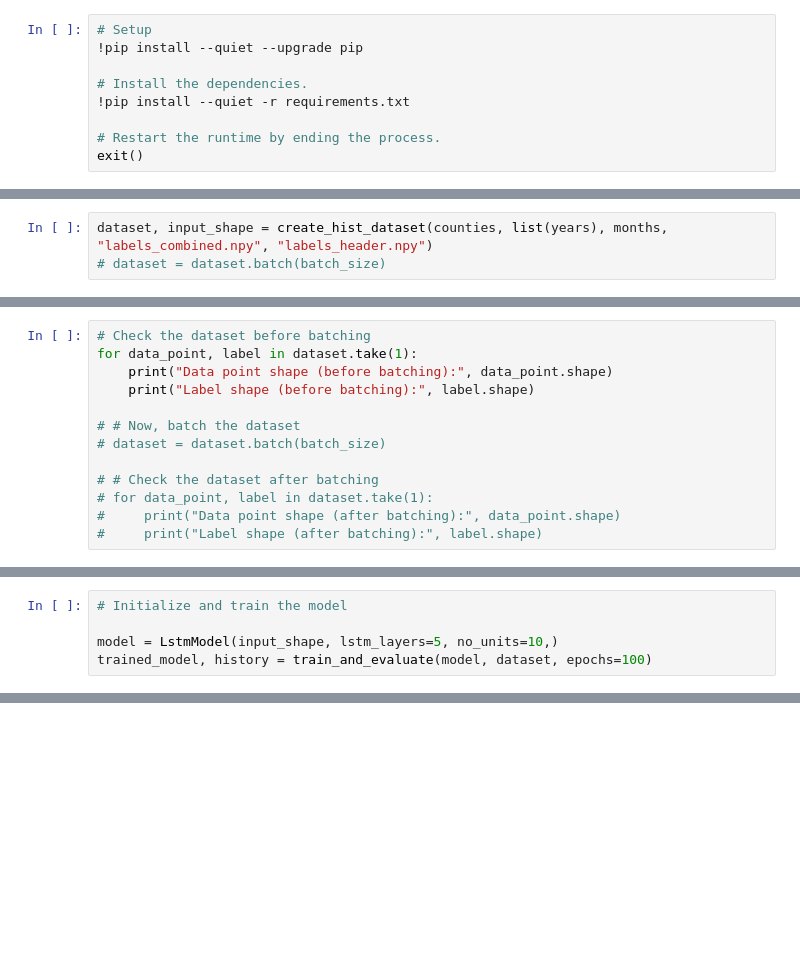
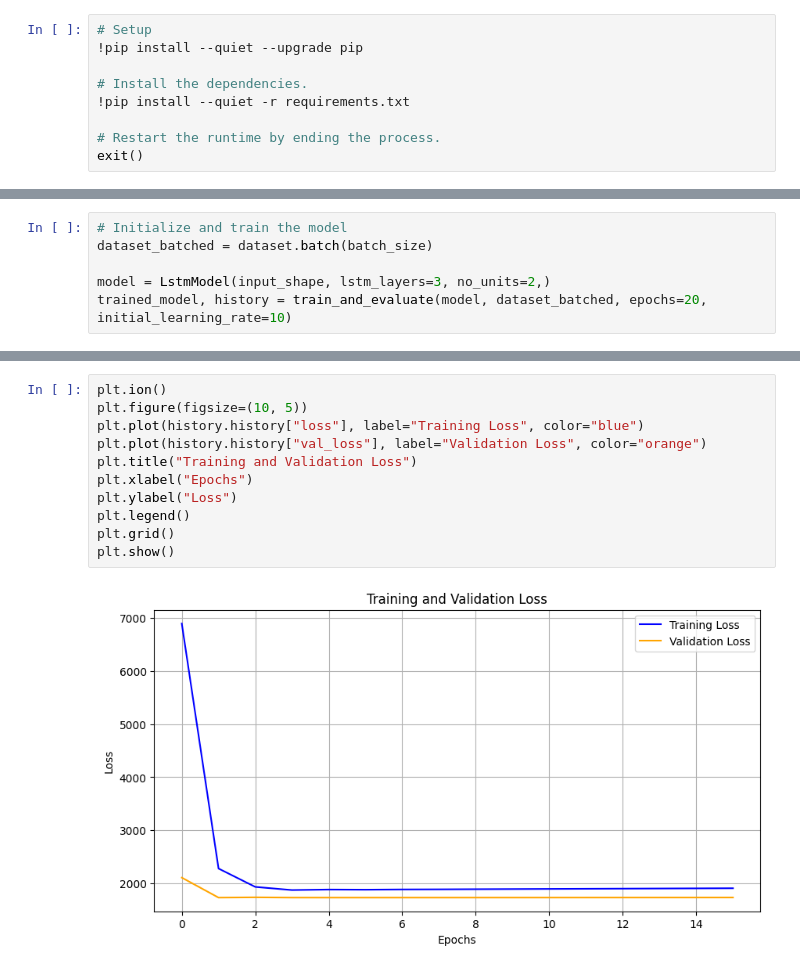
Before and after one commit to tskorkowski/crop_yield_prediction_CAS, a Jupyter notebook: 2_gc-pipeline/training.ipynb, the cells around one changed output, grey strips where cells are left out. Saved outputs shown, nothing was run; the diff lists cells and outputs as text; blank space fills up the shorter version.

```diff
--- a/2_gc-pipeline/training.ipynb
+++ b/2_gc-pipeline/training.ipynb
@@ -58,3 +65,0 @@ label_df.head(10)
-# %%
-dataset, input_shape = create_hist_dataset(counties, list(years), months, "labels_combined.npy", "labels_header.npy")
-# dataset = dataset.batch(batch_size)
@@ -80,13 +65,0 @@ Label shape (after batching): (2,)
-# %%
-# Check the dataset before batching
-for data_point, label in dataset.take(1):
-    print("Data point shape (before batching):", data_point.shape)
-    print("Label shape (before batching):", label.shape)
-
-# # Now, batch the dataset
-# dataset = dataset.batch(batch_size)
-
-# # Check the dataset after batching
-# for data_point, label in dataset.take(1):
-#     print("Data point shape (after batching):", data_point.shape)
-#     print("Label shape (after batching):", label.shape)
@@ -98,6 +216,7 @@ Label shape (before batching): (1,)
 # %%
 # Initialize and train the model
+dataset_batched = dataset.batch(batch_size)
 
-model = LstmModel(input_shape, lstm_layers=5, no_units=10,)
-trained_model, history = train_and_evaluate(model, dataset, epochs=100)
+model = LstmModel(input_shape, lstm_layers=3, no_units=2,)
+trained_model, history = train_and_evaluate(model, dataset_batched, epochs=20, initial_learning_rate=10)
 # %% [output]
@@ -110,0 +227,13 @@ Input 0 of layer "lstm" is incompatible with the layer: expected ndim=3, found n
+# %%
+plt.ion()
+plt.figure(figsize=(10, 5))
+plt.plot(history.history["loss"], label="Training Loss", color="blue")
+plt.plot(history.history["val_loss"], label="Validation Loss", color="orange")
+plt.title("Training and Validation Loss")
+plt.xlabel("Epochs")
+plt.ylabel("Loss")
+plt.legend()
+plt.grid()
+plt.show()
+# %% [output]
+[figure, added]
```
Also changed, not shown: parts of 11 cells of this notebook, 9 other files.
